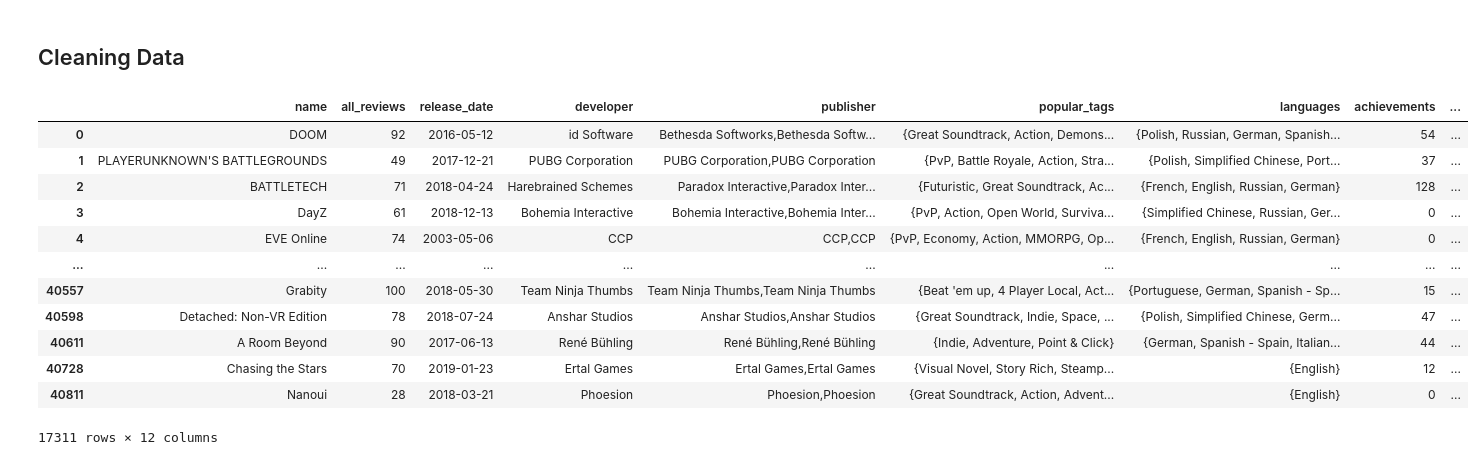
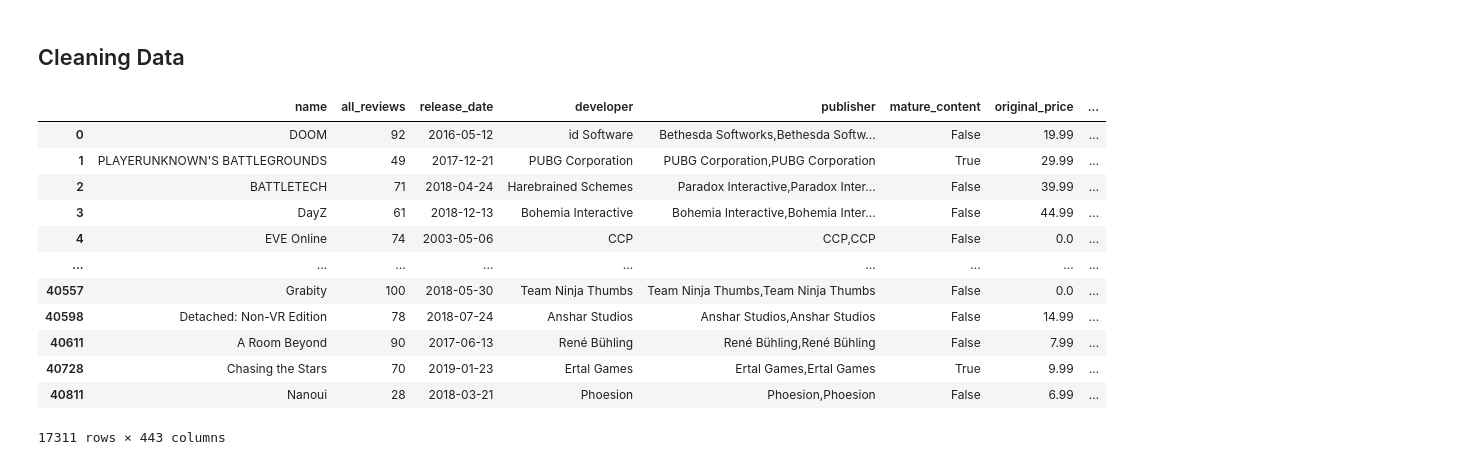
Before and after one commit to Pante/SC1015-Project, a Jupyter notebook: data_preparation.ipynb, the cells around one changed output. Saved outputs shown, nothing was run; the diff lists cells and outputs as text; code cells hidden in the pictures.

Commit message:
Update data preparation to perform one-hot encoding

```diff
--- a/data_preparation.ipynb
+++ b/data_preparation.ipynb
@@ -48,6 +49,6 @@ games
 | 40811 | https://store.steampowered.com/ap... | app | Nanoui | The book of Nanoui has been stole... | NaN | Mostly Negative,(14),- 28% of the... | Mar 21, 2018 | Phoesion | ... |
 17311 rows × 20 columns
 # %%
-games = games.drop(['url', 'types', 'desc_snippet', 'recent_reviews', 'game_description', 'game_details', 'minimum_requirements', 'recommended_requirements'], axis = 1)
+games = games.drop(['url', 'types', 'desc_snippet', 'recent_reviews', 'game_description', 'game_details', 'minimum_requirements', 'recommended_requirements', 'achievements'], axis = 1) # All these fields are either not useful or too difficult to extract useful information from.
 games
 # %% [output]
@@ -69,44 +70,53 @@ games
 # %%
 def map_all_reviews(x):
     match = re.search(r"\d{1,3}%", x)
     if match:
         return match.group(0)[:-1]
 
 def map_original_price(x):
     """
     Transforms the given price's string representation to a numerical value. Any string that is not a price, i.e. "Play for free" is converted to 0.
     :param x: a price's string representation
     :return: a numerical price
     """
     if pd.isna(x):
         return x
     elif re.match(r'(\$\d+(\.\d{2})?)', x):
         return x[1:]
     else:
         return 0.0
 
+def one_hot_encode(df, column_name):
+    df[column_name] = df[column_name].apply(lambda x: [] if pd.isna(x) else list(x.split(',')))
+    binarizer = MultiLabelBinarizer(sparse_output = True)
+
+    tags = pd.DataFrame.sparse.from_spmatrix(binarizer.fit_transform(df.pop(column_name)), index=df.index, columns=binarizer.classes_)
+    tags = tags.add_prefix(f'{column_name}_')
+
+    df = pd.concat([df, tags], axis=1)
+    return df
+
 games['all_reviews'] = games['all_reviews'].apply(map_all_reviews)
 games['release_date'] = games['release_date'].apply(lambda x: parse(x).strftime('%Y-%m-%d'))
-games['popular_tags'] = games['popular_tags'].apply(lambda x: x if pd.isna(x) else set(x.split(',')))
-games['languages'] = games['languages'].apply(lambda x: x if pd.isna(x) else set(x.split(',')))
-games['achievements'] = games['achievements'].apply(lambda x: 0 if pd.isna(x) else int(x))
-games['genre'] = games['genre'].apply(lambda x: x if pd.isna(x) else set(x.split(',')))
+games = one_hot_encode(games, 'popular_tags')
+games = one_hot_encode(games, 'languages')
+games = one_hot_encode(games, 'genre')
 games['mature_content'] = games['mature_content'].apply(lambda x: not pd.isna(x))
 games['original_price'] = games['original_price'].apply(map_original_price)
 games['discount_price'] = games['discount_price'].apply(lambda x: x if pd.isna(x) else x[1:])
 games
 # %% [output]
-|  | name | all_reviews | release_date | developer | publisher | popular_tags | languages | achievements | ... |
-| 0 | DOOM | 92 | 2016-05-12 | id Software | Bethesda Softworks,Bethesda Softw... | {Great Soundtrack, Action, Demons... | {Polish, Russian, German, Spanish... | 54 | ... |
-| 1 | PLAYERUNKNOWN'S BATTLEGROUNDS | 49 | 2017-12-21 | PUBG Corporation | PUBG Corporation,PUBG Corporation | {PvP, Battle Royale, Action, Stra... | {Polish, Simplified Chinese, Port... | 37 | ... |
-| 2 | BATTLETECH | 71 | 2018-04-24 | Harebrained Schemes | Paradox Interactive,Paradox Inter... | {Futuristic, Great Soundtrack, Ac... | {French, English, Russian, German} | 128 | ... |
-| 3 | DayZ | 61 | 2018-12-13 | Bohemia Interactive | Bohemia Interactive,Bohemia Inter... | {PvP, Action, Open World, Surviva... | {Simplified Chinese, Russian, Ger... | 0 | ... |
-| 4 | EVE Online | 74 | 2003-05-06 | CCP | CCP,CCP | {PvP, Economy, Action, MMORPG, Op... | {French, English, Russian, German} | 0 | ... |
-| ... | ... | ... | ... | ... | ... | ... | ... | ... | ... |
-| 40557 | Grabity | 100 | 2018-05-30 | Team Ninja Thumbs | Team Ninja Thumbs,Team Ninja Thumbs | {Beat 'em up, 4 Player Local, Act... | {Portuguese, German, Spanish - Sp... | 15 | ... |
-| 40598 | Detached: Non-VR Edition | 78 | 2018-07-24 | Anshar Studios | Anshar Studios,Anshar Studios | {Great Soundtrack, Indie, Space, ... | {Polish, Simplified Chinese, Germ... | 47 | ... |
-| 40611 | A Room Beyond | 90 | 2017-06-13 | René Bühling | René Bühling,René Bühling | {Indie, Adventure, Point & Click} | {German, Spanish - Spain, Italian... | 44 | ... |
-| 40728 | Chasing the Stars | 70 | 2019-01-23 | Ertal Games | Ertal Games,Ertal Games | {Visual Novel, Story Rich, Steamp... | {English} | 12 | ... |
-| 40811 | Nanoui | 28 | 2018-03-21 | Phoesion | Phoesion,Phoesion | {Great Soundtrack, Action, Advent... | {English} | 0 | ... |
+|  | name | all_reviews | release_date | developer | publisher | mature_content | original_price | ... |
+| 0 | DOOM | 92 | 2016-05-12 | id Software | Bethesda Softworks,Bethesda Softw... | False | 19.99 | ... |
+| 1 | PLAYERUNKNOWN'S BATTLEGROUNDS | 49 | 2017-12-21 | PUBG Corporation | PUBG Corporation,PUBG Corporation | True | 29.99 | ... |
+| 2 | BATTLETECH | 71 | 2018-04-24 | Harebrained Schemes | Paradox Interactive,Paradox Inter... | False | 39.99 | ... |
+| 3 | DayZ | 61 | 2018-12-13 | Bohemia Interactive | Bohemia Interactive,Bohemia Inter... | False | 44.99 | ... |
+| 4 | EVE Online | 74 | 2003-05-06 | CCP | CCP,CCP | False | 0.0 | ... |
+| ... | ... | ... | ... | ... | ... | ... | ... | ... |
+| 40557 | Grabity | 100 | 2018-05-30 | Team Ninja Thumbs | Team Ninja Thumbs,Team Ninja Thumbs | False | 0.0 | ... |
+| 40598 | Detached: Non-VR Edition | 78 | 2018-07-24 | Anshar Studios | Anshar Studios,Anshar Studios | False | 14.99 | ... |
+| 40611 | A Room Beyond | 90 | 2017-06-13 | René Bühling | René Bühling,René Bühling | False | 7.99 | ... |
+| 40728 | Chasing the Stars | 70 | 2019-01-23 | Ertal Games | Ertal Games,Ertal Games | True | 9.99 | ... |
+| 40811 | Nanoui | 28 | 2018-03-21 | Phoesion | Phoesion,Phoesion | False | 6.99 | ... |
-17311 rows × 12 columns
+17311 rows × 443 columns
 # %%
```
Also changed, not shown: parts of 4 cells of this notebook, 3 other files.
